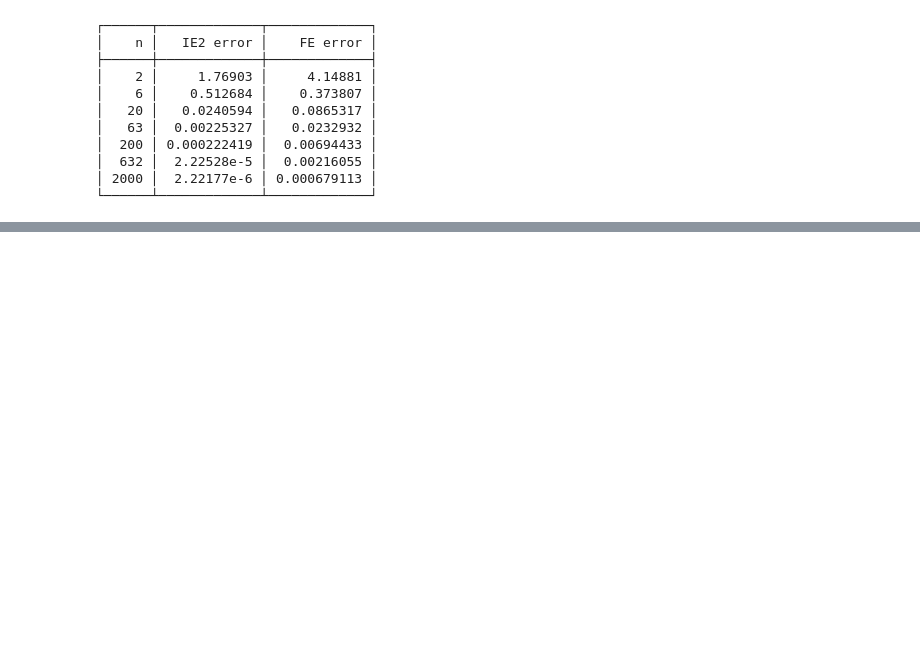
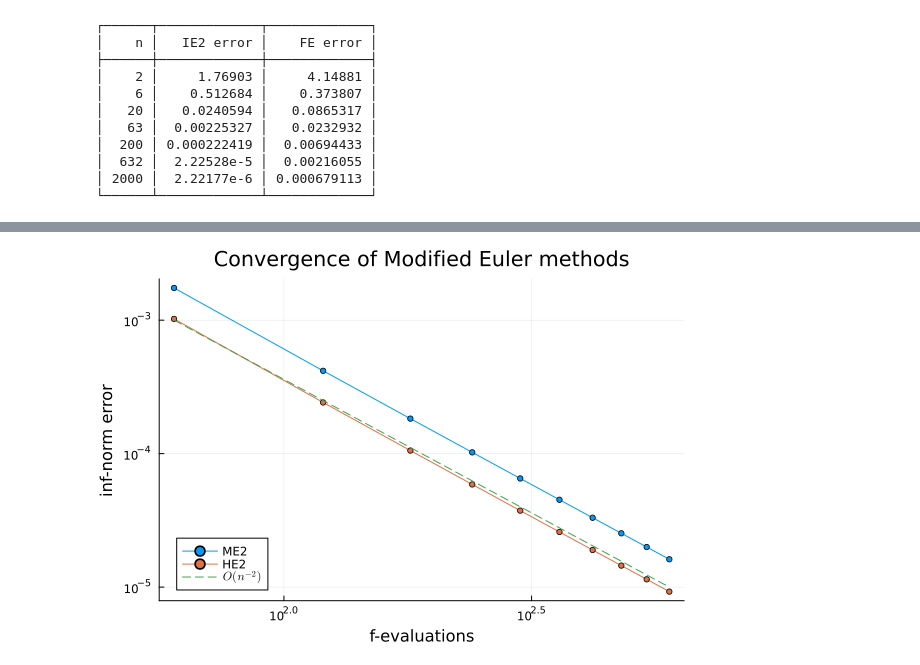
Before and after one commit to zhufang9819/julia-implement-numerical-ode-pde, a Jupyter notebook: numerical_ode_methods/euler/euler.ipynb, the cells around one changed output, grey strips where cells are left out. Cells and saved outputs as stored; diff of their text form; code cells hidden in the pictures; blank space fills up the shorter version.

Commit message:
add modified euler

```diff
--- a/numerical_ode_methods/euler/euler.ipynb
+++ b/numerical_ode_methods/euler/euler.ipynb
@@ -357,0 +442,6 @@ plot!(n,1e-5*(n/n[end]).^(-2),l=:dash,label=L"O(n^{-2})")
+# %%
+f = ((u, p, t) -> -2*t*u);
+tspan = (0.0, 2.0);
+u0 = 2;
+
+ivp = ODEProblem(f, u0, tspan)
@@ -357,0 +452,14 @@ plot!(n,1e-5*(n/n[end]).^(-2),l=:dash,label=L"O(n^{-2})")
+# %%
+u_ref = (t -> 2*exp(-t^2));
+# %%
+n = [ round(Int, k*30) for k in 1:10 ];
+err_ME2, err_HE2 = [], [];
+
+for n in n
+    t,u = me2(ivp,n)
+    push!( err_ME2, maximum( @.abs(u_ref(t)-u) ) )
+    t,u = he2(ivp,n)
+    push!( err_HE2, maximum( @.abs(u_ref(t)-u) ) )
+end
+
+pretty_table([n err_ME2 err_HE2]; header=["n","ME2 error","HE2 error"])
@@ -357,0 +481,8 @@ plot!(n,1e-5*(n/n[end]).^(-2),l=:dash,label=L"O(n^{-2})")
+# %%
+plot([2n 2n],[err_ME2 err_HE2],m=3,label=["ME2" "HE2"],
+    xaxis=(:log10,"f-evaluations"),yaxis=(:log10,"inf-norm error"),
+    title="Convergence of Modified Euler methods",leg=:bottomleft)
+
+plot!(2n,1e-5*(n/n[end]).^(-2),l=:dash,label=L"O(n^{-2})")
+# %% [output]
+[figure, added]
```
Also changed, not shown: parts of 7 cells of this notebook, 2 other files.
